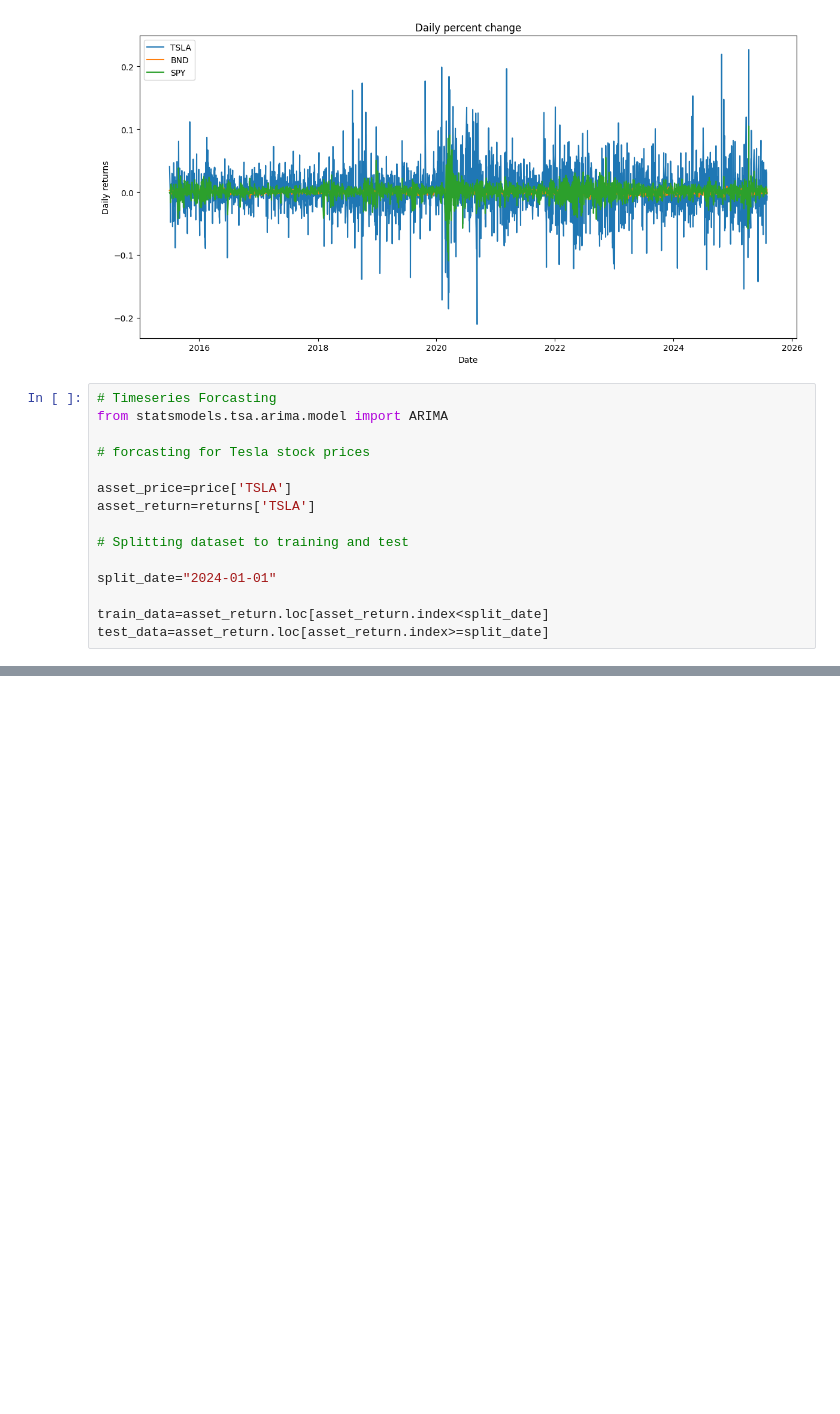
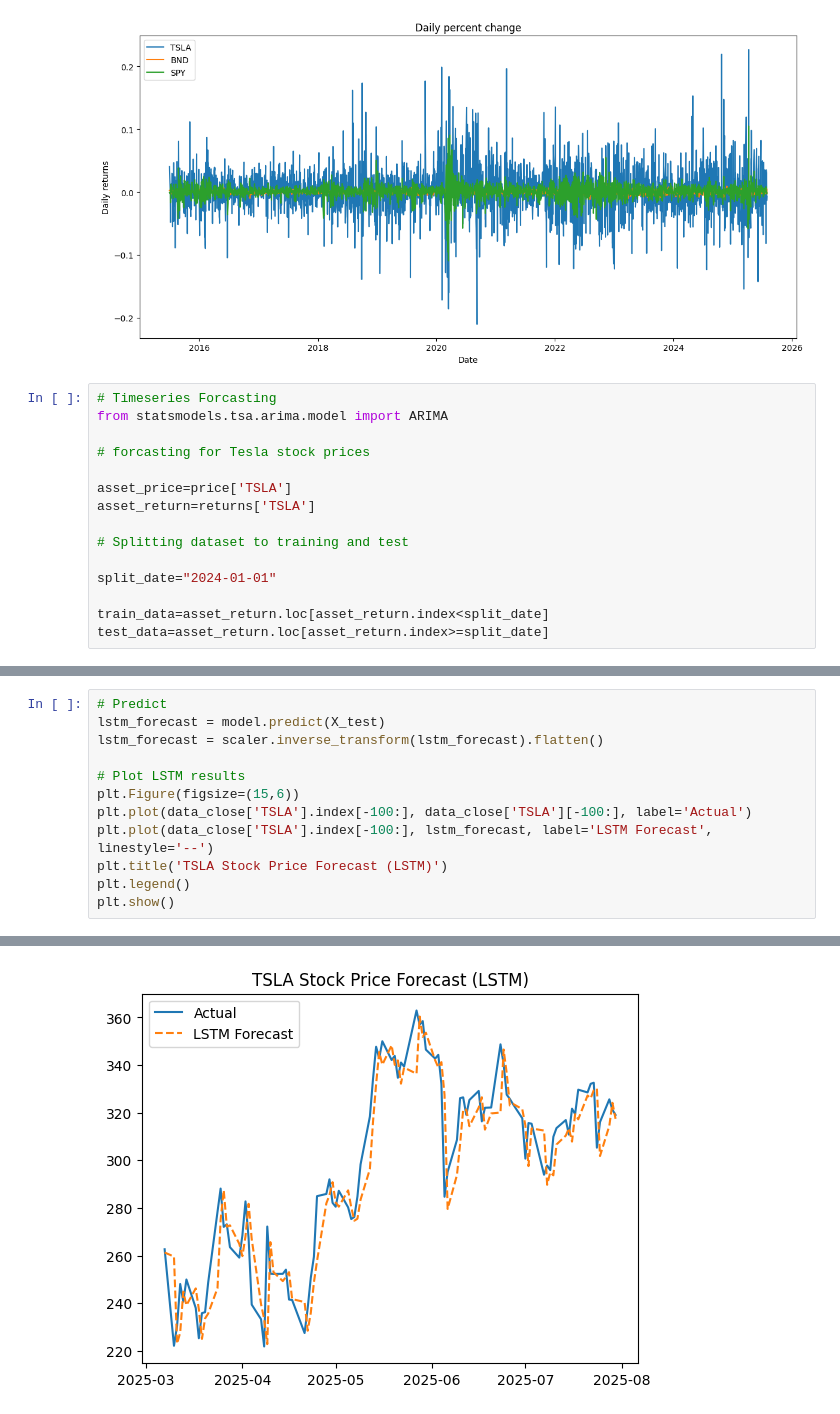
Before and after one commit to hinsenedinka/GMF-Investments-Portfolio-Management-with-Time-Series-Analysis, a Jupyter notebook: notebook/Time Series Forecasting and Portfolio Optimization.ipynb, the cells around one changed output, grey strips where cells are left out. Saved outputs shown, nothing was run; the diff lists cells and outputs as text; blank space fills up the shorter version.

```diff
--- a/notebook/Time Series Forecasting and Portfolio Optimization.ipynb
+++ b/notebook/Time Series Forecasting and Portfolio Optimization.ipynb
@@ -226,0 +273,13 @@ Root Mean Squared Error (RMSE): 0.042504
+# %%
+# Predict
+lstm_forecast = model.predict(X_test)
+lstm_forecast = scaler.inverse_transform(lstm_forecast).flatten()
+
+# Plot LSTM results
+plt.Figure(figsize=(15,6))
+plt.plot(data_close['TSLA'].index[-100:], data_close['TSLA'][-100:], label='Actual')
+plt.plot(data_close['TSLA'].index[-100:], lstm_forecast, label='LSTM Forecast', linestyle='--')
+plt.title('TSLA Stock Price Forecast (LSTM)')
+plt.legend()
+plt.show()
+# %% [output]
@@ -226,0 +287 @@ Root Mean Squared Error (RMSE): 0.042504
+[figure, added]
```
Also changed, not shown: parts of 6 cells of this notebook, 1 other file.
